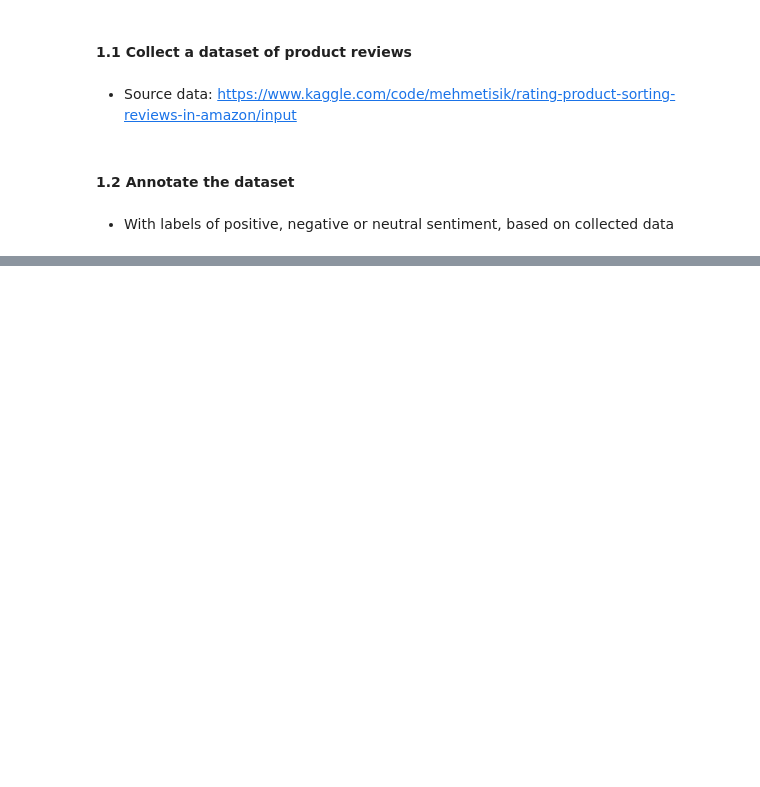
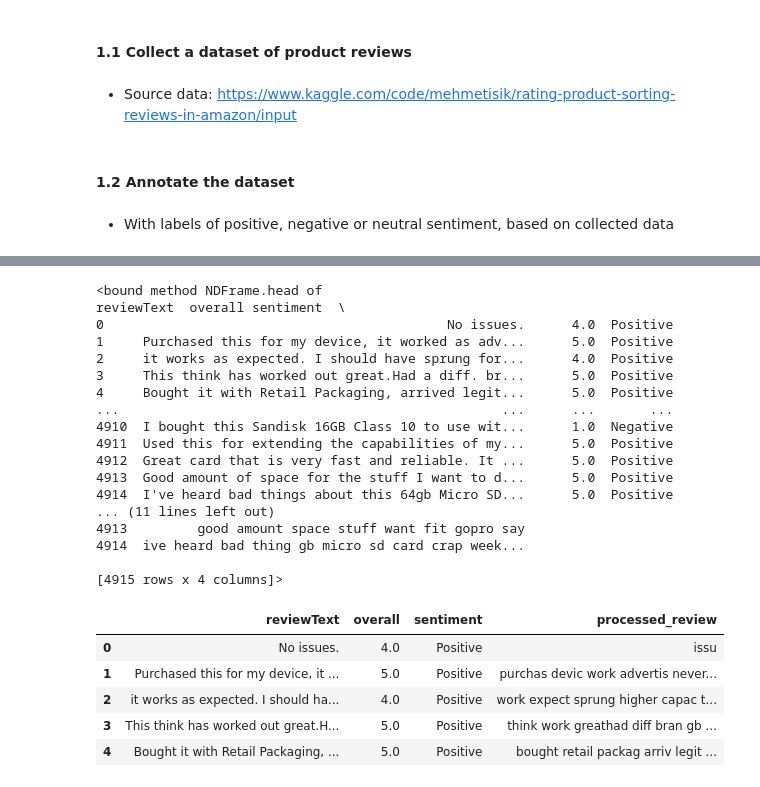
Before and after one commit to Jianting-Selina/CSCN8010_practical_lab, a Jupyter notebook: FinalProjectApplying NLP.ipynb, the cells around one changed output, grey strips where cells are left out. Cells and saved outputs as stored; diff of their text form; code cells hidden in the pictures; blank space fills up the shorter version.

```diff
--- a/FinalProjectApplying NLP.ipynb
+++ b/FinalProjectApplying NLP.ipynb
@@ -72,0 +248,73 @@ Labeled file saved at: ./data/reviews_aws/amazon_review_labeled.csv
+# %%
+# Example slang dictionary
+slang_dict = {
+    "u": "you",
+    "ur": "your",
+    "omg": "oh my god",
+    "btw": "by the way",
+    "idk": "I don't know",
+}
+
+def handle_slang(text):
+    # Replace slang words with their standard equivalents
+    words = text.split()
+    replaced_words = [slang_dict.get(word.lower(), word) for word in words]
+    return " ".join(replaced_words)
+# %%
+def preprocess_text_with_challenges(text):
+    if not isinstance(text, str):
+        return ""
+
+    # Handle hashtags
+    text = handle_hashtags(text)
+
+
+    # Handle emojis
+    text = handle_emojis(text)
+
+    # Handle slang
+    text = handle_slang(text)
+
+    # Lowercase the text
+    text = text.lower()
+
+    # Remove special characters and numbers
+    text = re.sub(r"[^a-z\s]", "", text)
+
+    # Tokenize
+    tokens = word_tokenize(text)
+
+    # Remove stopwords and apply stemming
+    processed_tokens = [stemmer.stem(word) for word in tokens if word not in stop_words]
+
+    # Join tokens back into a single string
+    return " ".join(processed_tokens)
+
+# Apply the combined preprocessing to 'reviewText'
+print(data.head)
+data['processed_review'] = data['reviewText'].apply(preprocess_text_with_challenges)
+data.head()
+# %% [output]
+<bound method NDFrame.head of                                              reviewText  overall sentiment  \
+0                                            No issues.      4.0  Positive
+1     Purchased this for my device, it worked as adv...      5.0  Positive
+2     it works as expected. I should have sprung for...      4.0  Positive
+3     This think has worked out great.Had a diff. br...      5.0  Positive
+4     Bought it with Retail Packaging, arrived legit...      5.0  Positive
+...                                                 ...      ...       ...
+4910  I bought this Sandisk 16GB Class 10 to use wit...      1.0  Negative
+4911  Used this for extending the capabilities of my...      5.0  Positive
+4912  Great card that is very fast and reliable. It ...      5.0  Positive
+4913  Good amount of space for the stuff I want to d...      5.0  Positive
+4914  I've heard bad things about this 64gb Micro SD...      5.0  Positive
+... (11 lines left out)
+4913         good amount space stuff want fit gopro say
+4914  ive heard bad thing gb micro sd card crap week...
+
+[4915 rows x 4 columns]>
+|  | reviewText | overall | sentiment | processed_review |
+| 0 | No issues. | 4.0 | Positive | issu |
+| 1 | Purchased this for my device, it ... | 5.0 | Positive | purchas devic work advertis never... |
+| 2 | it works as expected. I should ha... | 4.0 | Positive | work expect sprung higher capac t... |
+| 3 | This think has worked out great.H... | 5.0 | Positive | think work greathad diff bran gb ... |
+| 4 | Bought it with Retail Packaging, ... | 5.0 | Positive | bought retail packag arriv legit ... |
```
Also changed, not shown: parts of 21 cells of this notebook.
